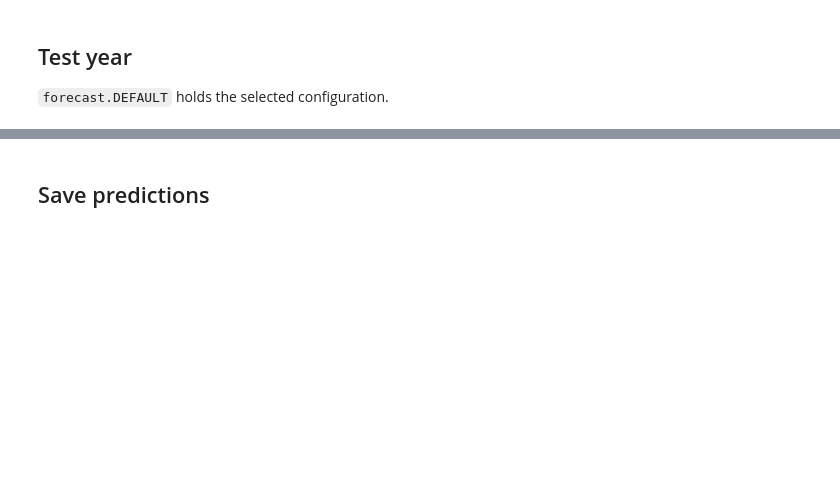
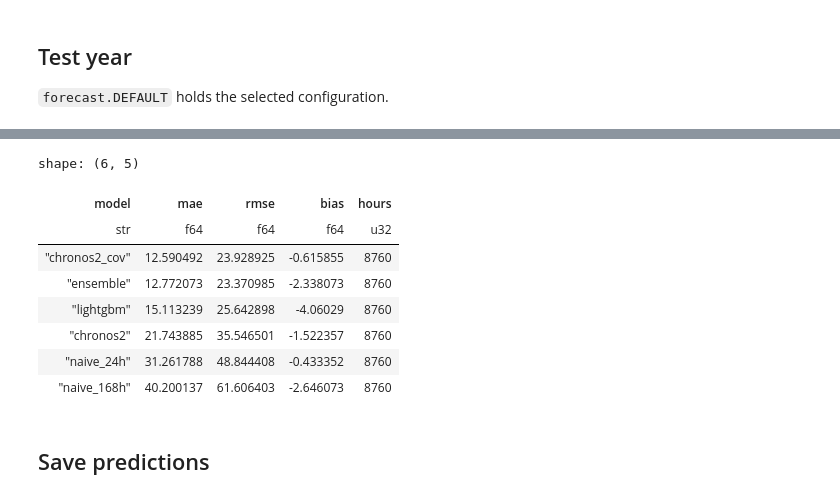
Before and after one commit to patrickresearch/energy_day-ahead_forecast, a Jupyter notebook: notebooks/02_forecast.ipynb, the cells around one changed output, grey strips where cells are left out. Saved outputs shown, nothing was run; the diff lists cells and outputs as text; code cells hidden in the pictures; blank space fills up the shorter version.

Commit message:
added chronos-2 with seperate process

```diff
--- a/notebooks/02_forecast.ipynb
+++ b/notebooks/02_forecast.ipynb
@@ -69,14 +86,18 @@ pipeline = foundation.load_pipeline()
 # %%
-%%time
-chronos = pl.concat(
-    [
-        foundation.backtest(pipeline, df, TEST, covariates=False),
-        foundation.backtest(pipeline, df, TEST, covariates=True),
-    ]
-)
-test = pl.concat([test, chronos])
-test = pl.concat([test, forecast.ensemble(test, ["lightgbm", "chronos2_cov"])])
+chronos = pl.read_parquet(ROOT / "data/processed/chronos.parquet")
+test = pl.concat([test.filter(~pl.col("model").str.starts_with("chronos")), chronos])
+test = pl.concat([test.filter(pl.col("model") != "ensemble"), forecast.ensemble(test, ["lightgbm", "chronos2_cov"])])
 forecast.score(df, test)
+# %% [output]
+shape: (6, 5)
+| model | mae | rmse | bias | hours |
+| str | f64 | f64 | f64 | u32 |
+| "chronos2_cov" | 12.590492 | 23.928925 | -0.615855 | 8760 |
+| "ensemble" | 12.772073 | 23.370985 | -2.338073 | 8760 |
+| "lightgbm" | 15.113239 | 25.642898 | -4.06029 | 8760 |
+| "chronos2" | 21.743885 | 35.546501 | -1.522357 | 8760 |
+| "naive_24h" | 31.261788 | 48.844408 | -0.433352 | 8760 |
+| "naive_168h" | 40.200137 | 61.606403 | -2.646073 | 8760 |
 # %%
 plots.mae_by(df, test, "month")
 # %%
```
Also changed, not shown: parts of 6 cells of this notebook, 6 other files.
